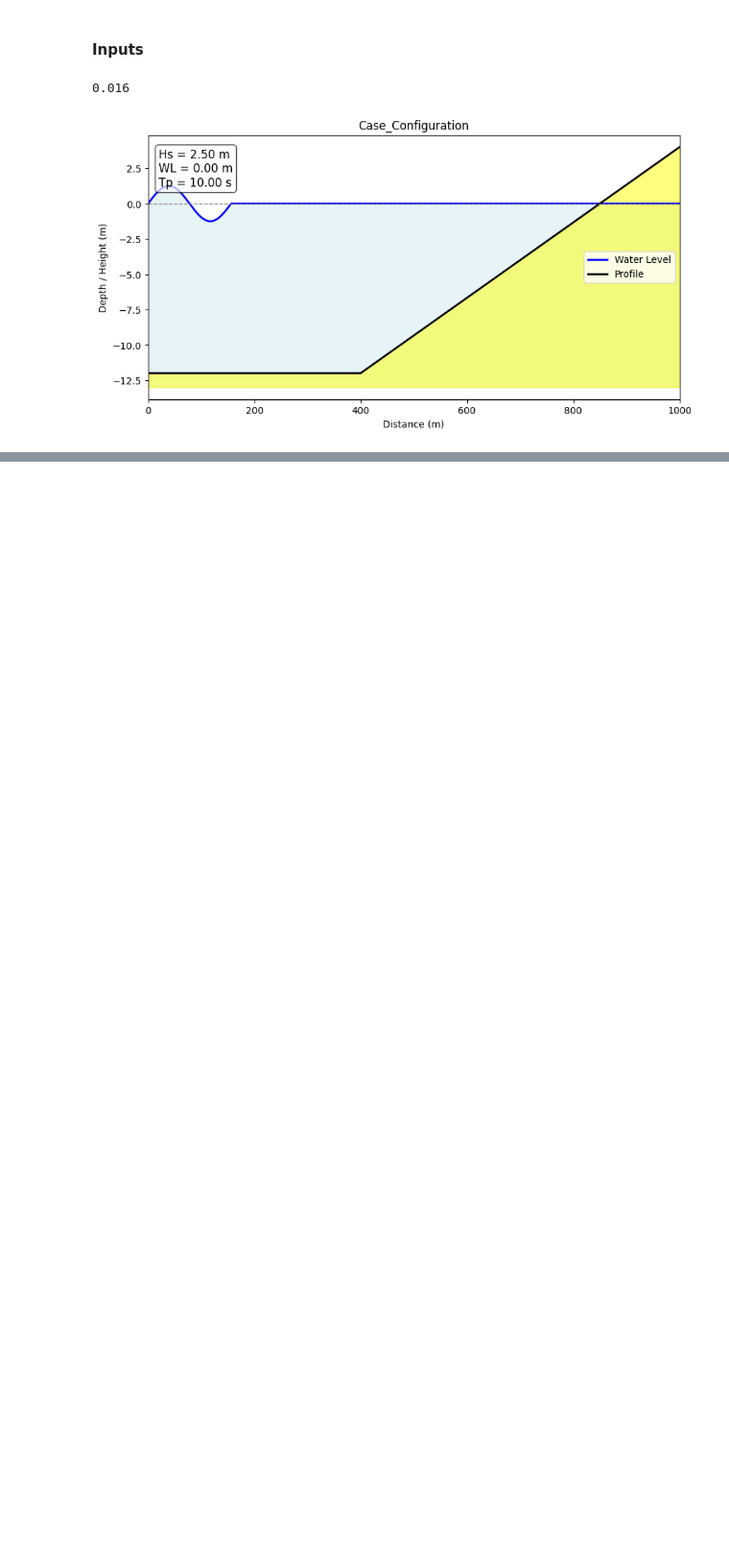
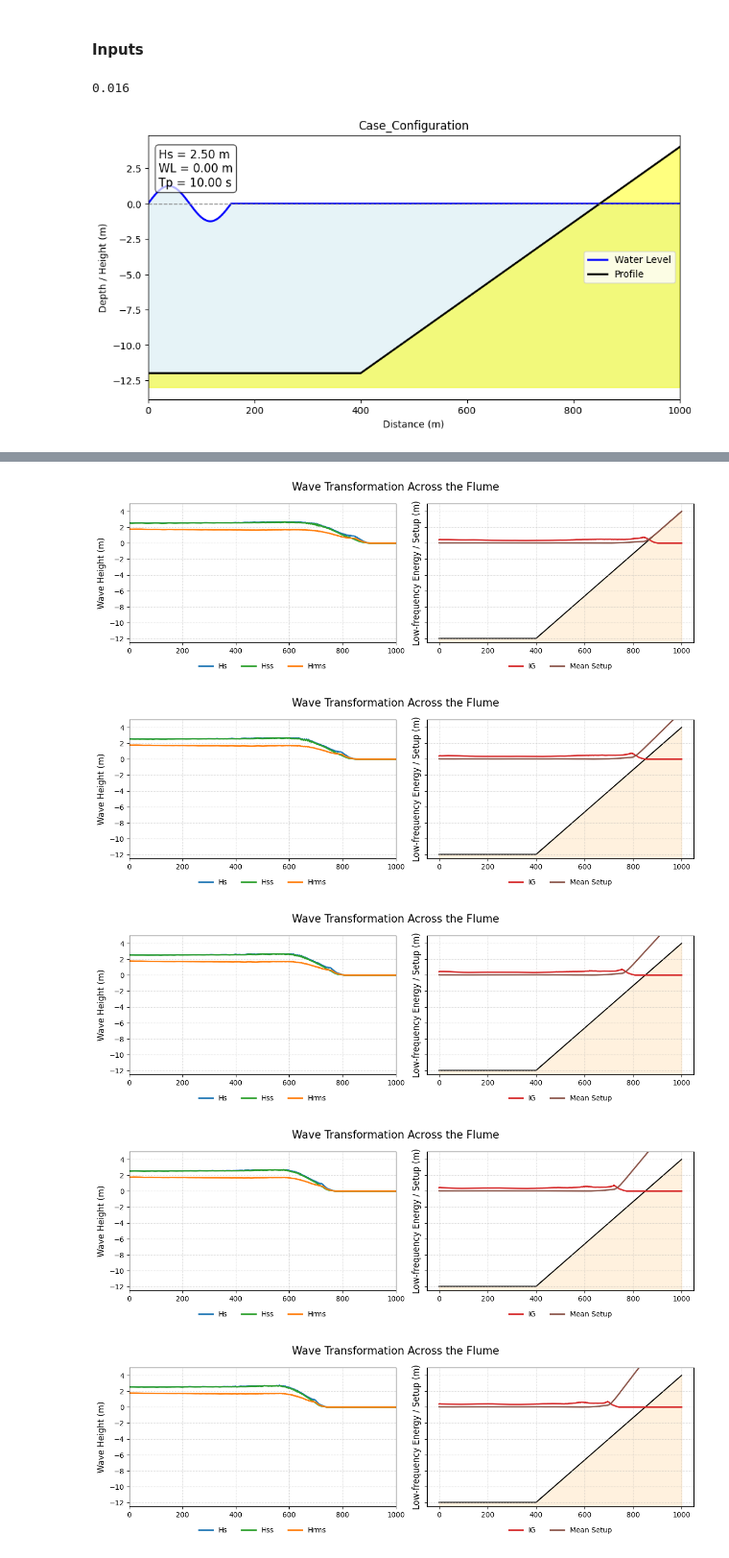
Before and after one commit to pablo-aloalg/ONDAS_Swash, a Jupyter notebook: 03_Swash_Shoaling.ipynb, the cells around one changed output, grey strips where cells are left out. Shown at 96% size. Drawn from its saved outputs; the diff is of its cells as text; code cells hidden in the pictures; blank space fills up the shorter version.

```diff
--- a/03_Swash_Shoaling.ipynb
+++ b/03_Swash_Shoaling.ipynb
@@ -79,3 +79,6 @@ swash_model = SwashModelWrapper_shoaling(
 swash_model.build_cases()
 # %%
 swash_model.run_cases(launcher='serial')
+# %%
+vars_to_postprocess = ["Msetup", "Hrms", "Hfreqs"]
+postprocessed = swash_model.postprocess_cases(output_vars=vars_to_postprocess)
@@ -81,0 +101,52 @@ swash_model.run_cases(launcher='serial')
+# %%
+import matplotlib.pyplot as plt
+import numpy as np
+
+for i in range(len(postprocessed.case_num.values)):
+    post_process_case = postprocessed.isel(case_num=i)
+
+    fig, axs = plt.subplots(1, 2, figsize=(12,4), sharey=True)
+
+    ax1 = axs[0]
+    ax1.plot(post_process_case.Xp, post_process_case.Hs, label='Hs', color='tab:blue', lw=2)
+    ax1.plot(post_process_case.Xp, post_process_case.Hss, label='Hss', color='tab:green', lw=2)
+    ax1.plot(post_process_case.Xp, post_process_case.Hrms, label='Hrms', color='tab:orange', lw=2)
+
+    '''ax1.fill_between(np.arange(0, len(depth_array)), depth_array, np.min(depth_array)-1,
+                    color='navajowhite', alpha=0.4, zorder=0)
+    ax1.plot(np.arange(0, len(depth_array)), depth_array, color='k', lw=1.5, zorder=1)'''
+
+    ax1.set_ylabel('Wave Height (m)', fontsize=12)
+    ax1.grid(True, ls='--', alpha=0.4)
+    ax1.legend(loc='upper right', fontsize=10, ncol=2, frameon=True)
+
+    ax2 = axs[1]
+    ax2.plot(post_process_case.Xp, post_process_case.ig, label='IG', color='tab:red', lw=2)
+    ax2.plot(post_process_case.Xp, post_process_case.Msetup, label='Mean Setup', color='tab:brown', lw=2)
+
+    ax2.fill_between(np.arange(0, len(depth_array)), depth_array, np.min(depth_array)-1,
+                    color='navajowhite', alpha=0.4, zorder=0)
+    ax2.plot(np.arange(0, len(depth_array)), depth_array, color='k', lw=1.5, zorder=1)
+
+    ax2.set_ylabel('Low-frequency Energy / Setup (m)', fontsize=12)
+    ax2.grid(True, ls='--', alpha=0.4)
+    ax2.legend(loc='upper right', fontsize=10, ncol=2, frameon=True)
+
+    axs[0].set_xlim([np.min(postprocessed.Xp), np.max(postprocessed.Xp)])
+    axs[0].set_ylim([-12.5, 5])
+    axs[1].set_ylim([-12.5, 5])
+    ax1.legend(loc='upper center', bbox_to_anchor=(0.5, -0.1),
+            ncol=3, fontsize=10, frameon=False)
+    ax2.legend(loc='upper center', bbox_to_anchor=(0.5, -0.1),
+            ncol=2, fontsize=10, frameon=False)
+
+    fig.suptitle('Wave Transformation Across the Flume', fontsize=15)
+
+    plt.tight_layout()
+    plt.show()
+# %% [output]
+[figure, added]
+[figure, added]
+[figure, added]
+[figure, added]
+[figure, added]
```
Also changed, not shown: parts of 3 cells of this notebook, 2 other files.
